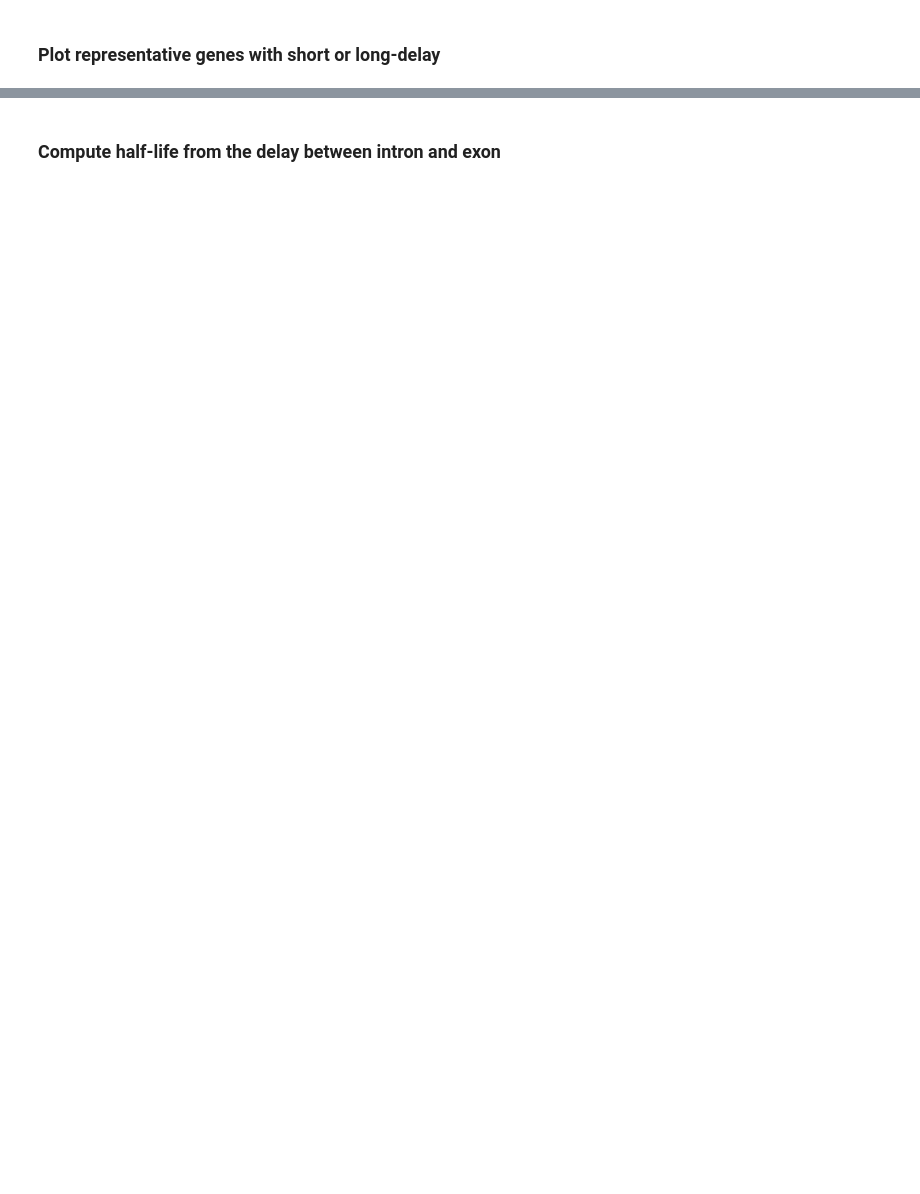
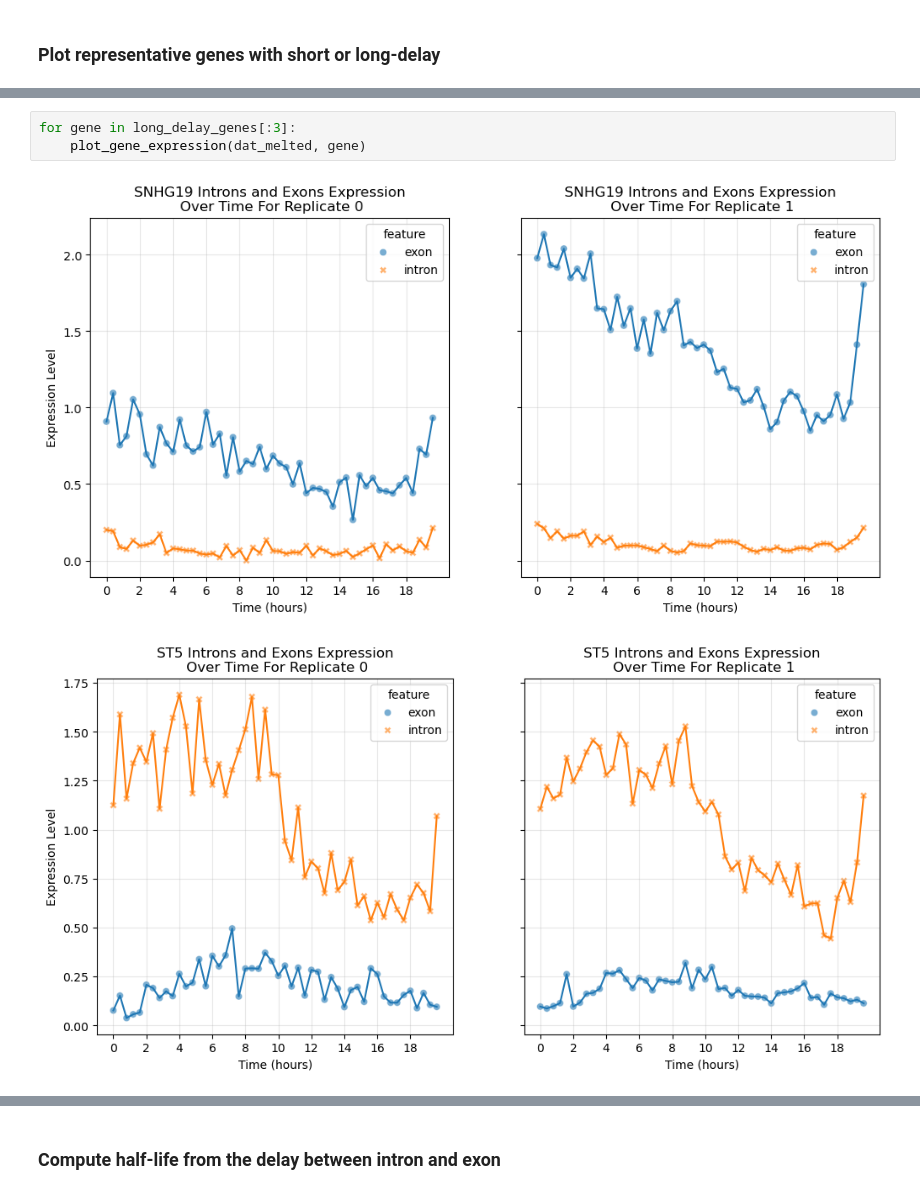
Before and after one commit to AlexiaGiroud/GenomeToFunction-exo3-G22, a Jupyter notebook: Exercise_Week10_11_B_Exercises.ipynb, the cells around one changed output, grey strips where cells are left out. Cells and saved outputs as stored; diff of their text form; blank space fills up the shorter version.

```diff
--- a/Exercise_Week10_11_B_Exercises.ipynb
+++ b/Exercise_Week10_11_B_Exercises.ipynb
@@ -885,0 +938,6 @@ When comparing the periodic genes identified by the analysis to the list of well
+# %%
+for gene in long_delay_genes[:3]:
+    plot_gene_expression(dat_melted, gene)
+# %% [output]
+[figure, added]
+[figure, added]
```
Also changed, not shown: parts of 13 cells of this notebook.
